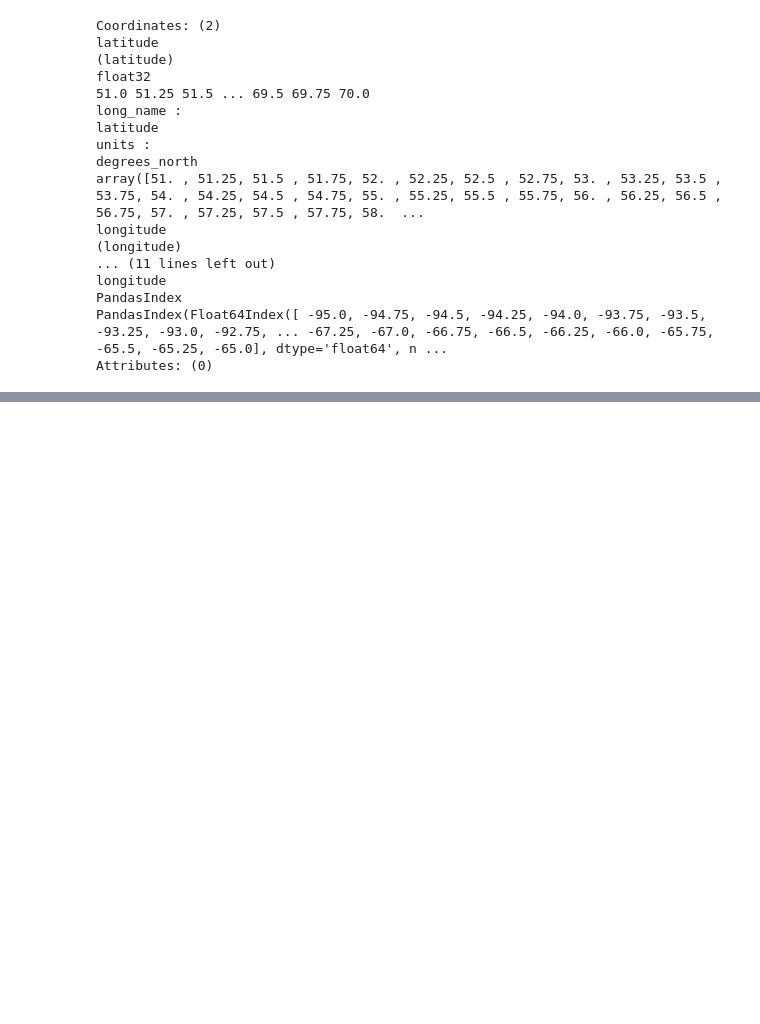
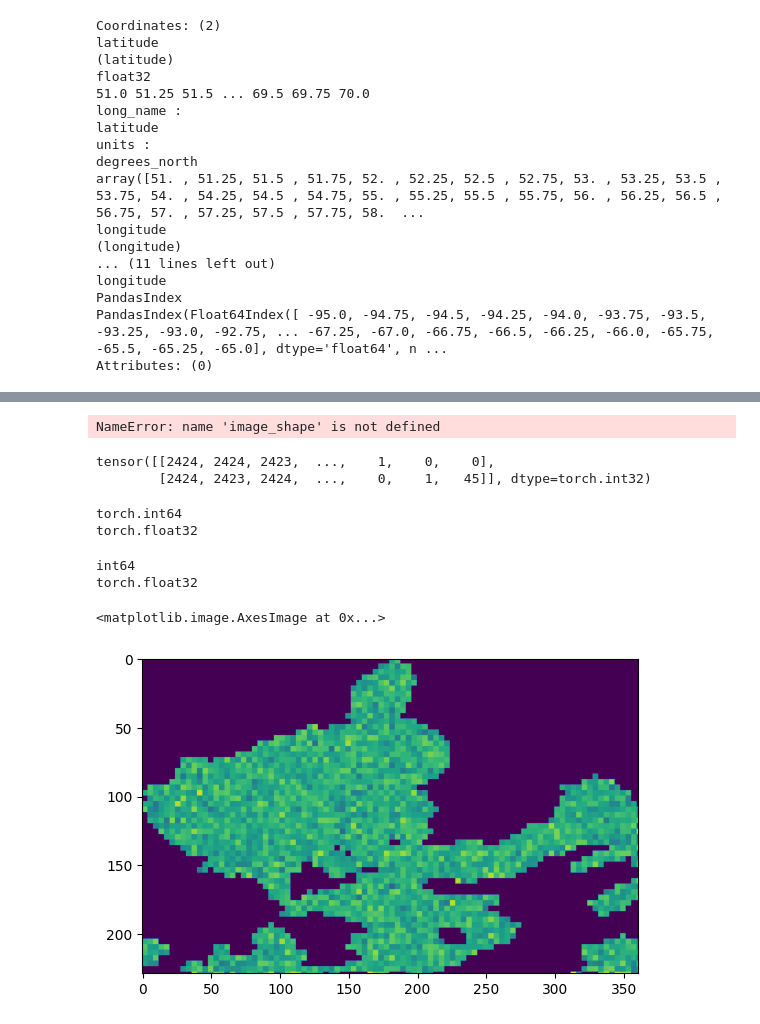
Before and after one commit to zach-gousseau/Quadtree-MPNNLSTM, a Jupyter notebook: create_mesh.ipynb, the cells around one changed output, grey strips where cells are left out. Drawn from its saved outputs; the diff is of its cells as text; code cells hidden in the pictures; blank space fills up the shorter version.

Commit message:
fix duplicate edge_index entries, add ability to create static homogeneous graph

```diff
--- a/create_mesh.ipynb
+++ b/create_mesh.ipynb
@@ -151,6 +144,0 @@ with open(f'data/hb_era5_glorys_np/graph_data', 'wb') as handle:
-# %%
-with open(f'data/hb_era5_glorys_np/mapping.npy', 'wb') as f:
-    np.save(f, data['mapping'].to_dense().numpy().astype(bool))
-
-with open(f'data/hb_era5_glorys_np/mapping.npy', 'wb') as f:
-    np.save(f, data['mapping'].to_dense().numpy().astype(bool))
@@ -348,0 +239,74 @@ Attributes: (0)
+# %%
+def create_static_heterogeneous_graph(image_shape, max_grid_size, mask, use_edge_attrs=True, resolution=0.25, device=None):
+    arr = torch.zeros(size=(1, *image_shape, 1)).to(device)
+    arr = add_positional_encoding(arr)
+    graph_structure = image_to_graph(arr, thresh=np.inf, max_grid_size=max_grid_size, mask=mask, use_edge_attrs=use_edge_attrs, resolution=resolution)
+    del graph_structure['data']
+    return graph_structure
+
+def get_nan_nodes(mask, graph_structure):
+    return np.where(~mask.flatten() @ graph_structure['mapping'].to_dense().numpy().T == 0)[0]
+
+def replace_with_map(arr, map_):
+    return np.vectorize(map_.get)(arr)
+
+def create_static_homogeneous_graph(image_shape, max_grid_size, mask, use_edge_attrs=True, resolution=0.25, device=None):
+
+    # First create a heterogeneous graph without a mask (homogeneous other than at the borders)
+    graph_structure = create_static_heterogeneous_graph(image_shape, max_grid_size, None, use_edge_attrs, resolution, device)
+
+    # Remove any nodes which entirely overlap the mask
+    nodes_to_delete = get_nan_nodes(mask, graph_structure)
+
+    edge_mask = [not (node.item() in nodes_to_delete or neighbor.item() in nodes_to_delete) for node, neighbor in graph_structure['edge_index'].T]
+    graph_structure['edge_index'] = graph_structure['edge_index'][:, edge_mask]
+    graph_structure['edge_attrs'] = graph_structure['edge_attrs'][edge_mask]
+
+    node_mask = np.array(list(set(graph_structure['graph_nodes']) - set(nodes_to_delete)))
+    graph_structure['graph_nodes'] = graph_structure['graph_nodes'][node_mask]
+    graph_structure['mapping'] = graph_structure['mapping'][node_mask]
+    graph_structure['n_pixels_per_node'] = graph_structure['n_pixels_per_node'][node_mask]
+
+    # Since we removed nodes, "rename" them so they are from (0, n) for n nodes
+    node_mapping = {old_node: new_node for new_node, old_node in enumerate(graph_structure['graph_nodes'])}
+
+    graph_structure['graph_nodes'] = replace_with_map(graph_structure['graph_nodes'], node_mapping)
+    graph_structure['edge_index'] = replace_with_map(graph_structure['edge_index'], node_mapping)
+
+    return graph_structure
+
+create_static_homogeneous_graph(image_shape, 4, mask)
+# %% [output]
+NameError: name 'image_shape' is not defined
+# %%
+torch.Tensor(graph_structure['edge_index']).type(torch.int)
+# %% [output]
+tensor([[2424, 2424, 2423,  ...,    1,    0,    0],
+        [2424, 2423, 2424,  ...,    0,    1,   45]], dtype=torch.int32)
+# %%
+graph_structure = create_static_heterogeneous_graph(mask.shape, 4, mask)
+print(graph_structure['edge_index'].dtype)
+print(graph_structure['edge_attrs'].dtype)
+# %% [output]
+torch.int64
+torch.float32
+# %%
+graph_structure = create_static_homogeneous_graph(mask.shape, 4, mask)
+print(graph_structure['edge_index'].dtype)
+print(graph_structure['edge_attrs'].dtype)
+# %% [output]
+int64
+torch.float32
+# %%
+arr = np.random.random(size=ds.isel(time=150).siconc.values.shape)
+arr = np.nan_to_num(arr)
+arr = torch.Tensor(np.expand_dims(arr, (0, -1)))
+arr = flatten(arr, graph_structure['mapping'], graph_structure['n_pixels_per_node'])
+arr = unflatten(arr, graph_structure['mapping'], mask.shape)
+# arr = np.where(~mask, arr[0, ..., 0], np.nan)
+arr = np.where(~mask, arr[0, ..., 0], arr[0, ..., 0])
+
+plt.imshow(arr)
+# %% [output]
+<matplotlib.image.AxesImage at 0x...>
+[figure, added]
```
Also changed, not shown: parts of 15 cells of this notebook, 3 other files.
